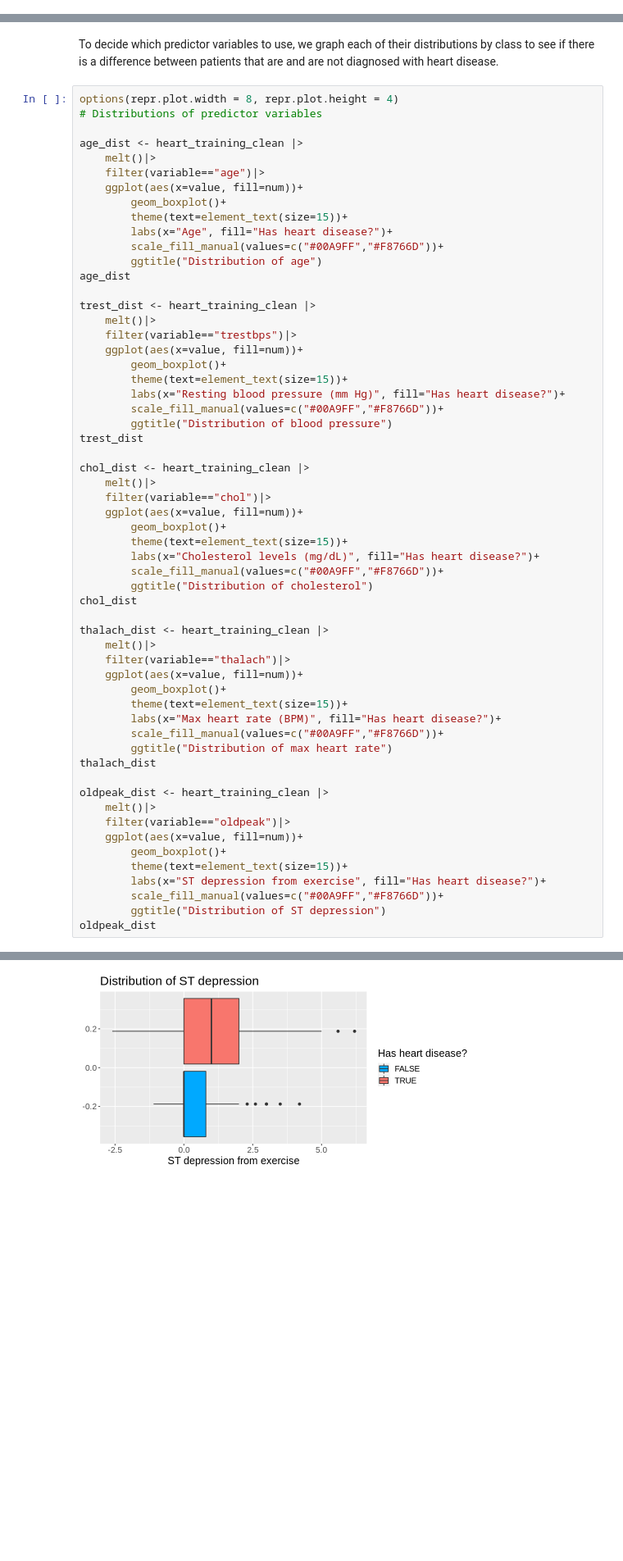
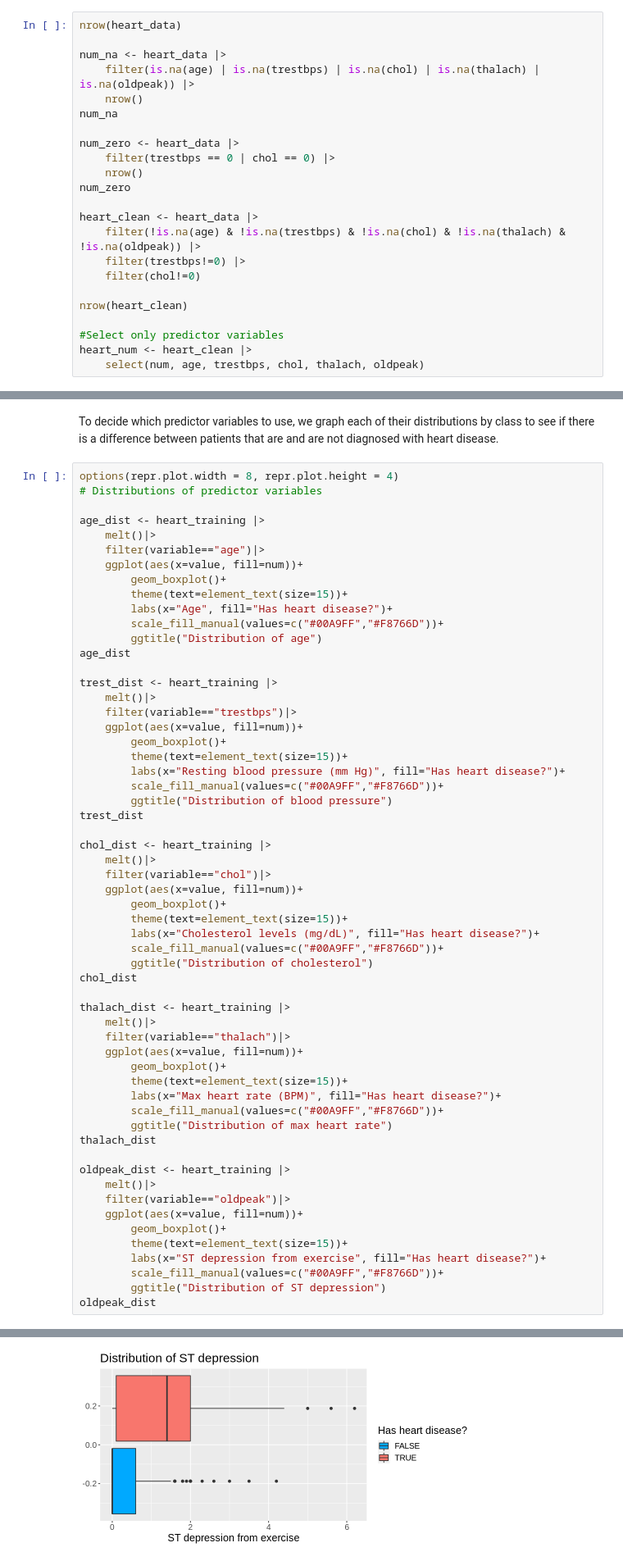
Before and after one commit to EdwardJXLi/DSCI-100-group-project, a Jupyter notebook: HeartDiseasePrediction.ipynb, the cells around one changed output, grey strips where cells are left out. Shown at 82% size. Saved outputs shown, nothing was run; the diff lists cells and outputs as text; blank space fills up the shorter version.

```diff
--- a/HeartDiseasePrediction.ipynb
+++ b/HeartDiseasePrediction.ipynb
@@ -173,0 +178,23 @@ A data.frame: 920 × 15
+# %%
+nrow(heart_data)
+
+num_na <- heart_data |>
+    filter(is.na(age) | is.na(trestbps) | is.na(chol) | is.na(thalach) | is.na(oldpeak)) |>
+    nrow()
+num_na
+
+num_zero <- heart_data |>
+    filter(trestbps == 0 | chol == 0) |>
+    nrow()
+num_zero
+
+heart_clean <- heart_data |>
+    filter(!is.na(age) & !is.na(trestbps) & !is.na(chol) & !is.na(thalach) & !is.na(oldpeak)) |>
+    filter(trestbps!=0) |>
+    filter(chol!=0)
+
+nrow(heart_clean)
+
+#Select only predictor variables
+heart_num <- heart_clean |>
+    select(num, age, trestbps, chol, thalach, oldpeak)
@@ -265,7 +256,7 @@ To decide which predictor variables to use, we graph each of their distributions
 options(repr.plot.width = 8, repr.plot.height = 4)
 # Distributions of predictor variables
 
-age_dist <- heart_training_clean |>
+age_dist <- heart_training |>
     melt()|>
     filter(variable=="age")|>
     ggplot(aes(x=value, fill=num))+
@@ -276,7 +267,7 @@ age_dist <- heart_training_clean |>
         ggtitle("Distribution of age")
 age_dist
 
-trest_dist <- heart_training_clean |>
+trest_dist <- heart_training |>
     melt()|>
     filter(variable=="trestbps")|>
     ggplot(aes(x=value, fill=num))+
@@ -287,7 +278,7 @@ trest_dist <- heart_training_clean |>
         ggtitle("Distribution of blood pressure")
 trest_dist
 
-chol_dist <- heart_training_clean |>
+chol_dist <- heart_training |>
     melt()|>
     filter(variable=="chol")|>
     ggplot(aes(x=value, fill=num))+
@@ -298,7 +289,7 @@ chol_dist <- heart_training_clean |>
         ggtitle("Distribution of cholesterol")
 chol_dist
 
-thalach_dist <- heart_training_clean |>
+thalach_dist <- heart_training |>
     melt()|>
     filter(variable=="thalach")|>
     ggplot(aes(x=value, fill=num))+
@@ -309,7 +300,7 @@ thalach_dist <- heart_training_clean |>
         ggtitle("Distribution of max heart rate")
 thalach_dist
 
-oldpeak_dist <- heart_training_clean |>
+oldpeak_dist <- heart_training |>
     melt()|>
     filter(variable=="oldpeak")|>
     ggplot(aes(x=value, fill=num))+
@@ -333,2 +324,2 @@ Using num as id variables
-[figure, old version]
+[figure, new version]
 # %% [markdown]
```
Also changed, not shown: parts of 17 cells of this notebook.
